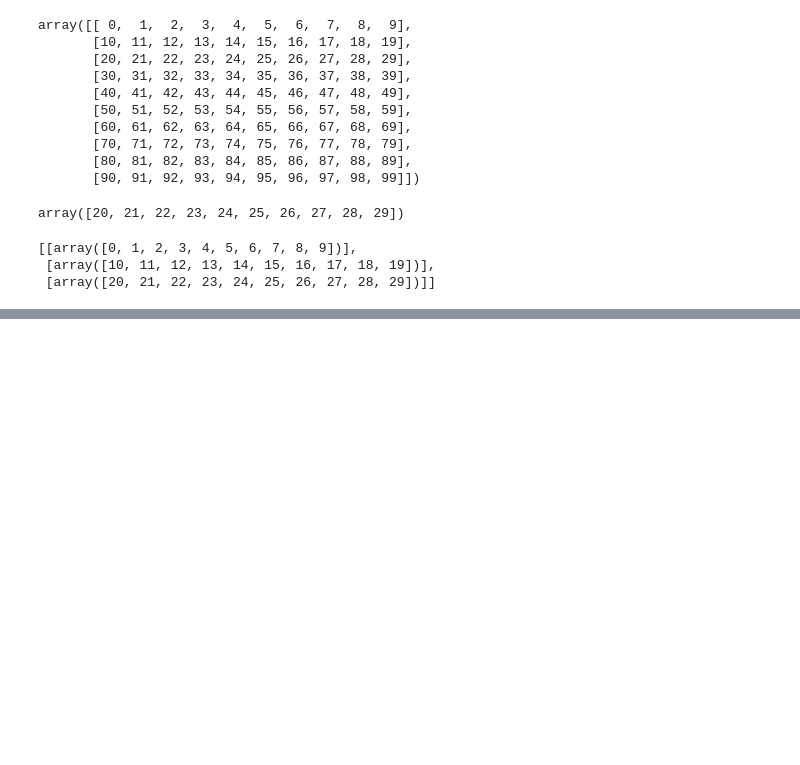
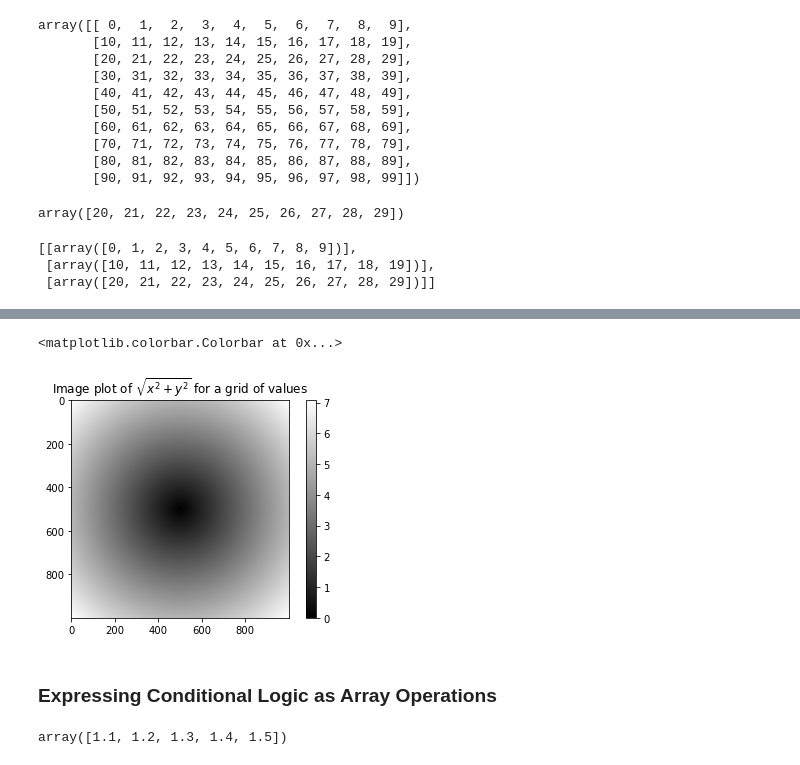
Before and after one commit to pain459/LP, a Jupyter notebook: DS/W1/numpy_basics_2.ipynb, the cells around one changed output, grey strips where cells are left out. Drawn from its saved outputs; the diff is of its cells as text; code cells hidden in the pictures; blank space fills up the shorter version.

```diff
--- a/DS/W1/numpy_basics_2.ipynb
+++ b/DS/W1/numpy_basics_2.ipynb
@@ -154,0 +867,8 @@ arr2d
+# %%
+plt.title("Image plot of $\sqrt{x^2 + y^2}$ for a grid of values")
+plt.imshow(z, cmap=plt.cm.gray); plt.colorbar()
+# %% [output]
+<matplotlib.colorbar.Colorbar at 0x...>
+[figure, added]
+# %% [markdown]
+### Expressing Conditional Logic as Array Operations
@@ -154,0 +879,4 @@ arr2d
+# %%
+xarr
+# %% [output]
+array([1.1, 1.2, 1.3, 1.4, 1.5])
```
Also changed, not shown: parts of 222 cells of this notebook, 6 other files.
